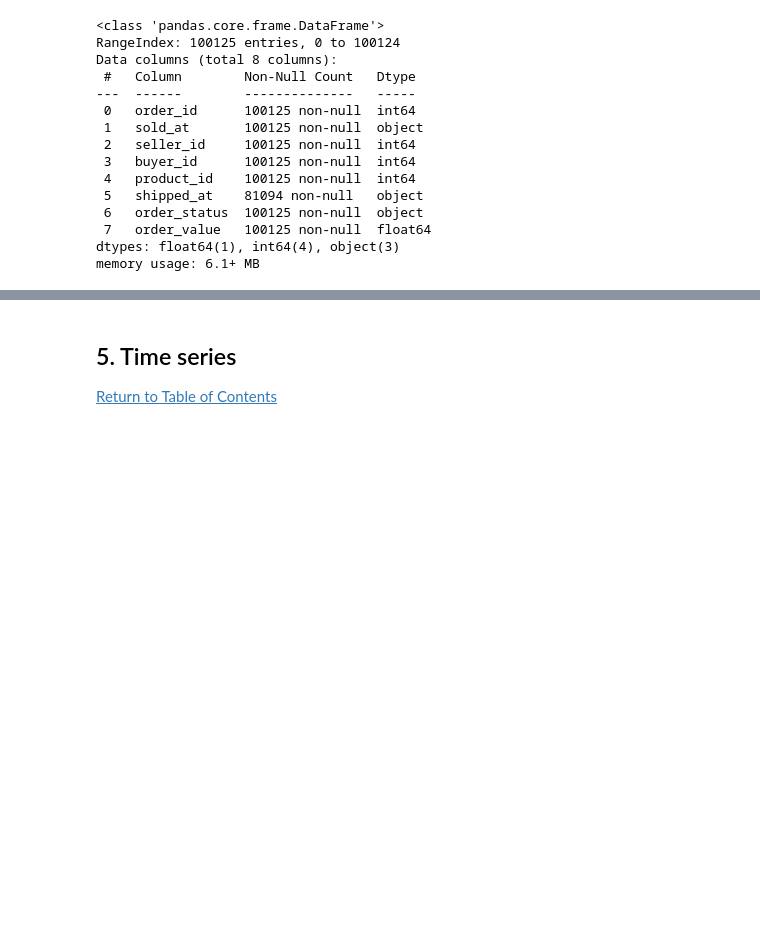
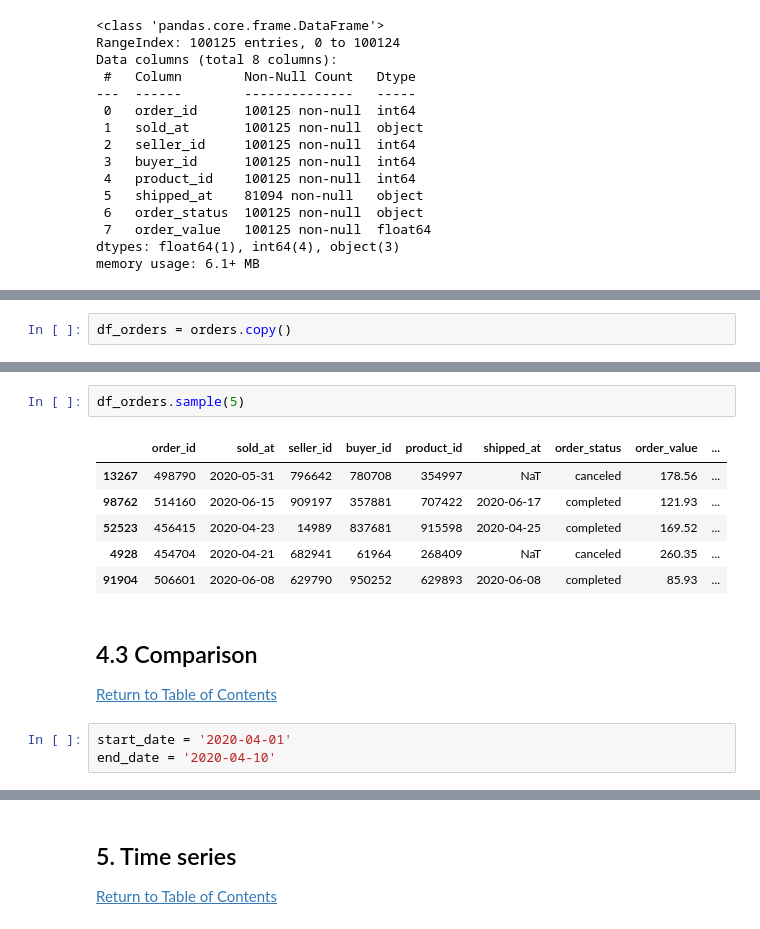
Before and after one commit to pathilink/enjoei_business_analytics_case, a Jupyter notebook: notebook/enjoei_case.ipynb, the cells around one changed output, grey strips where cells are left out. Saved outputs shown, nothing was run; the diff lists cells and outputs as text; blank space fills up the shorter version.

```diff
--- a/notebook/enjoei_case.ipynb
+++ b/notebook/enjoei_case.ipynb
@@ -160,0 +232,2 @@ orders.query('shipped_at == "[NULL]" & order_status != "canceled"')
+# %%
+df_orders = orders.copy()
@@ -160,0 +242,15 @@ orders.query('shipped_at == "[NULL]" & order_status != "canceled"')
+# %%
+df_orders.sample(5)
+# %% [output]
+|  | order_id | sold_at | seller_id | buyer_id | product_id | shipped_at | order_status | order_value | ... |
+| 13267 | 498790 | 2020-05-31 | 796642 | 780708 | 354997 | NaT | canceled | 178.56 | ... |
+| 98762 | 514160 | 2020-06-15 | 909197 | 357881 | 707422 | 2020-06-17 | completed | 121.93 | ... |
+| 52523 | 456415 | 2020-04-23 | 14989 | 837681 | 915598 | 2020-04-25 | completed | 169.52 | ... |
+| 4928 | 454704 | 2020-04-21 | 682941 | 61964 | 268409 | NaT | canceled | 260.35 | ... |
+| 91904 | 506601 | 2020-06-08 | 629790 | 950252 | 629893 | 2020-06-08 | completed | 85.93 | ... |
+# %% [markdown]
+## 4.3 Comparison
+[Return to Table of Contents](#Table-of-Contents)
+# %%
+start_date = '2020-04-01'
+end_date = '2020-04-10'
```
Also changed, not shown: parts of 26 cells of this notebook.
